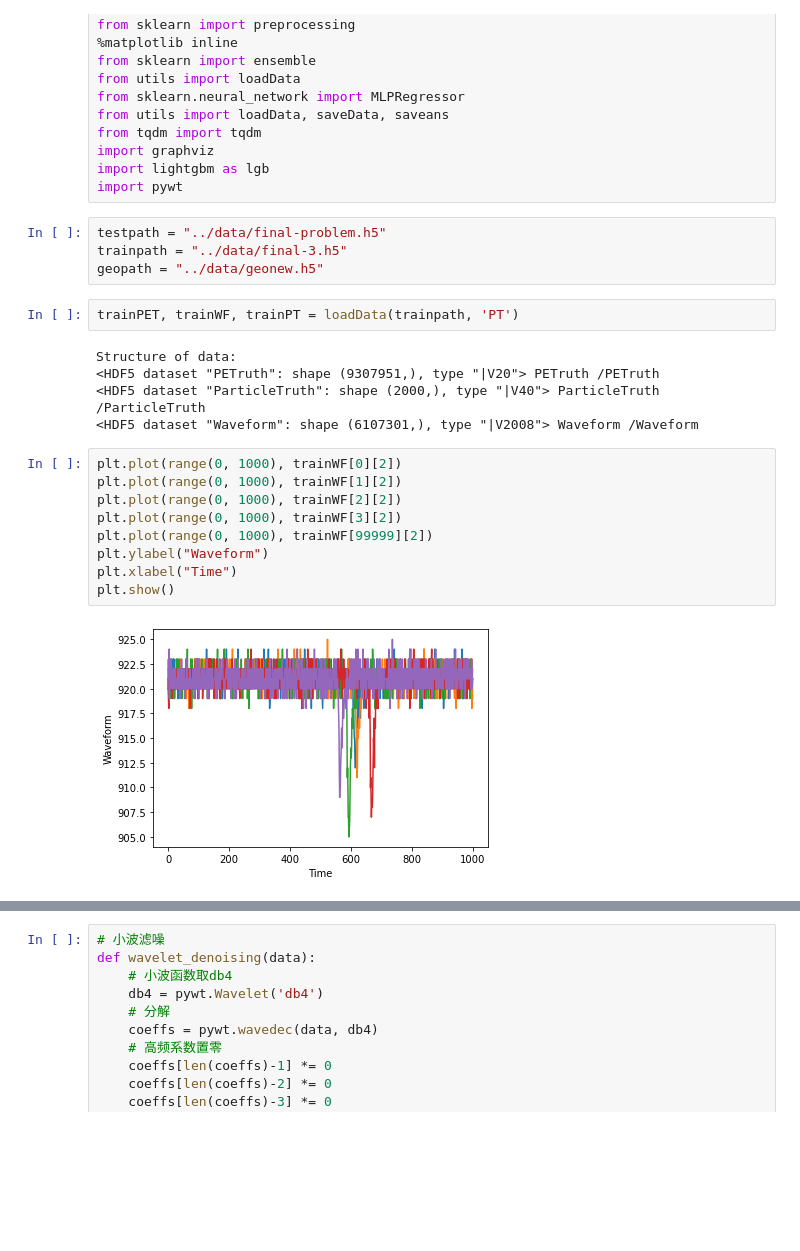
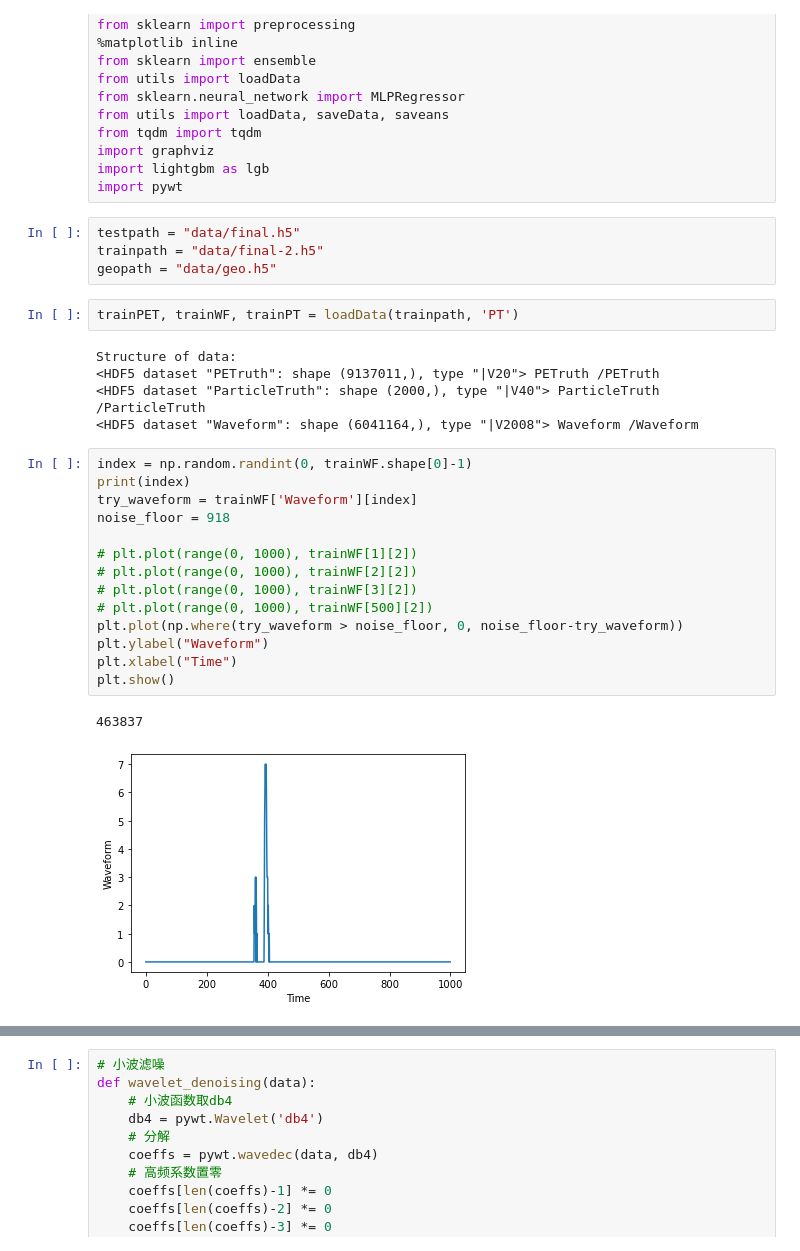
Before and after one commit to haimengzhao/juno-reconstruction, a Jupyter notebook: featureEng.ipynb, the cells around one changed output, grey strips where cells are left out. Saved outputs shown, nothing was run; the diff lists cells and outputs as text; blank space fills up the shorter version.

```diff
--- a/featureEng.ipynb
+++ b/featureEng.ipynb
@@ -16,24 +16,30 @@ import graphviz
 import lightgbm as lgb
 import pywt
 # %%
-testpath = "../data/final-problem.h5"
-trainpath = "../data/final-3.h5"
-geopath = "../data/geonew.h5"
+testpath = "data/final.h5"
+trainpath = "data/final-2.h5"
+geopath = "data/geo.h5"
 # %%
 trainPET, trainWF, trainPT = loadData(trainpath, 'PT')
 # %% [output]
 Structure of data:
-<HDF5 dataset "PETruth": shape (9307951,), type "|V20"> PETruth /PETruth
+<HDF5 dataset "PETruth": shape (9137011,), type "|V20"> PETruth /PETruth
 <HDF5 dataset "ParticleTruth": shape (2000,), type "|V40"> ParticleTruth /ParticleTruth
-<HDF5 dataset "Waveform": shape (6107301,), type "|V2008"> Waveform /Waveform
+<HDF5 dataset "Waveform": shape (6041164,), type "|V2008"> Waveform /Waveform
 # %%
-plt.plot(range(0, 1000), trainWF[0][2])
-plt.plot(range(0, 1000), trainWF[1][2])
-plt.plot(range(0, 1000), trainWF[2][2])
-plt.plot(range(0, 1000), trainWF[3][2])
-plt.plot(range(0, 1000), trainWF[99999][2])
+index = np.random.randint(0, trainWF.shape[0]-1)
+print(index)
+try_waveform = trainWF['Waveform'][index]
+noise_floor = 918
+
+# plt.plot(range(0, 1000), trainWF[1][2])
+# plt.plot(range(0, 1000), trainWF[2][2])
+# plt.plot(range(0, 1000), trainWF[3][2])
+# plt.plot(range(0, 1000), trainWF[500][2])
+plt.plot(np.where(try_waveform > noise_floor, 0, noise_floor-try_waveform))
 plt.ylabel("Waveform")
 plt.xlabel("Time")
 plt.show()
 # %% [output]
+463837
-[figure, old version]
+[figure, new version]
```
Also changed, not shown: parts of 3 cells of this notebook, 4 other files.
